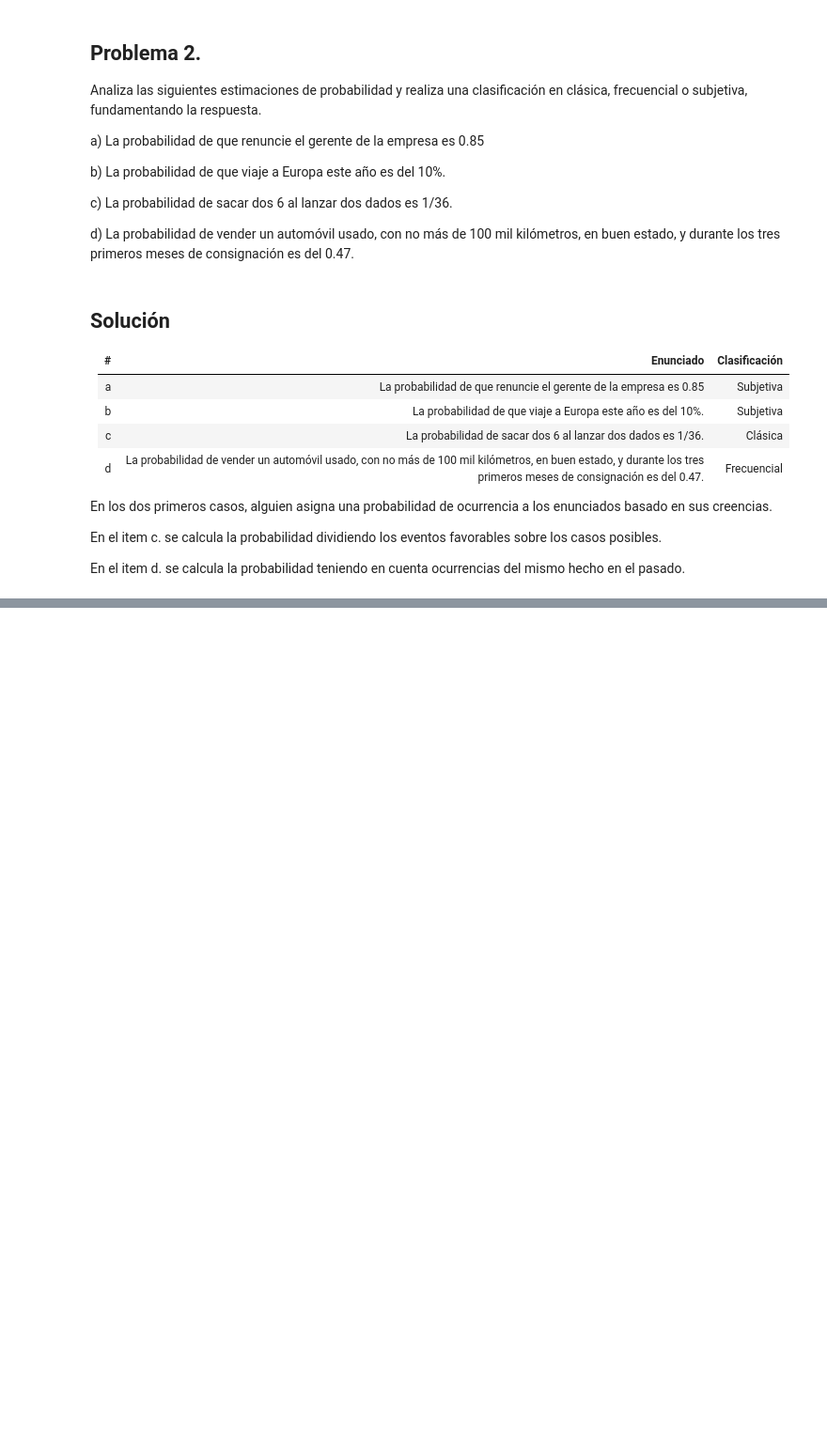
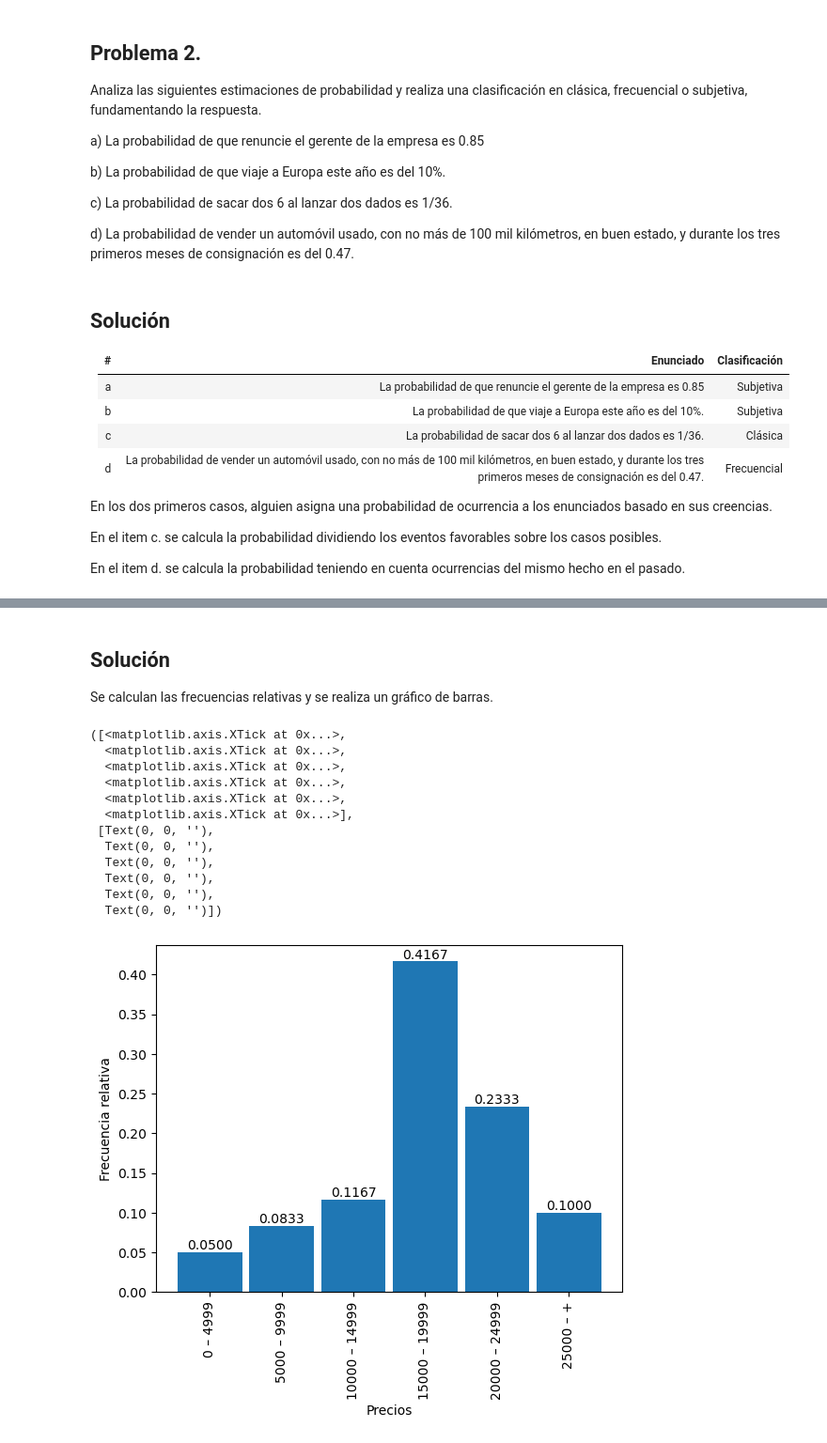
Before and after one commit to nadiasantillan/proba-notebooks, a Jupyter notebook: tp2.ipynb, the cells around one changed output, grey strips where cells are left out. Shown at 94% size. Saved outputs shown, nothing was run; the diff lists cells and outputs as text; code cells hidden in the pictures; blank space fills up the shorter version.

```diff
--- a/tp2.ipynb
+++ b/tp2.ipynb
@@ -70,0 +86,38 @@ En el item d. se calcula la probabilidad teniendo en cuenta ocurrencias del mism
+# %% [markdown]
+## Solución
+Se calculan las frecuencias relativas y se realiza un gráfico de barras.
+# %%
+etiquetas = ["0 – 4999", "5000 – 9999", "10000 – 14999", "15000 – 19999", "20000 – 24999", "25000 – +"]
+frecuencias = [15, 25, 35, 125, 70, 30]
+
+total = sum(frecuencias)
+
+frecuencias_relativas = [freq/total for freq in frecuencias]
+# %%
+import matplotlib.pyplot as plt
+
+panel = plt.figure()
+grafico = panel.add_subplot()
+
+grafico.bar(etiquetas, frecuencias_relativas, width=.9)
+for i, rect in enumerate(grafico.patches):
+    grafico.text(
+        rect.get_x() + rect.get_width() / 2, rect.get_height(), "%.4f"%frecuencias_relativas[i], ha="center", va="bottom"
+    )
+grafico.set_xlabel("Precios")
+grafico.set_ylabel("Frecuencia relativa")
+plt.xticks(etiquetas, rotation=90)
+# %% [output]
+([<matplotlib.axis.XTick at 0x...>,
+  <matplotlib.axis.XTick at 0x...>,
+  <matplotlib.axis.XTick at 0x...>,
+  <matplotlib.axis.XTick at 0x...>,
+  <matplotlib.axis.XTick at 0x...>,
+  <matplotlib.axis.XTick at 0x...>],
+ [Text(0, 0, ''),
+  Text(0, 0, ''),
+  Text(0, 0, ''),
+  Text(0, 0, ''),
+  Text(0, 0, ''),
+  Text(0, 0, '')])
+[figure, added]
```
Also changed, not shown: parts of 3 cells of this notebook.
